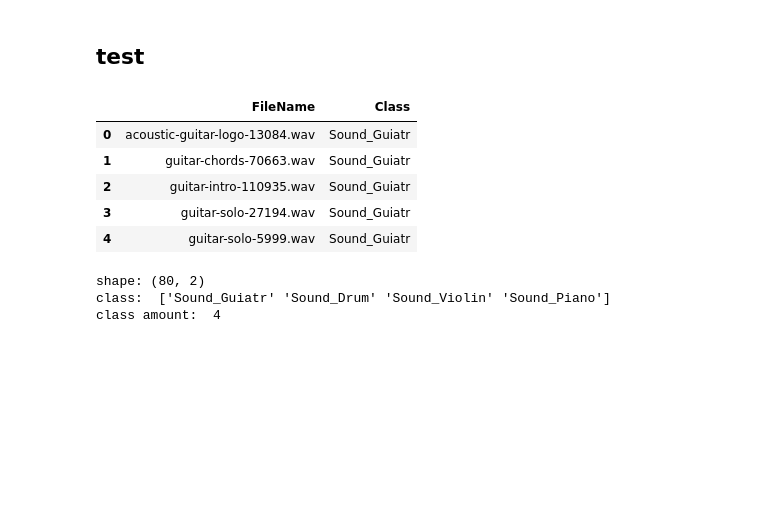
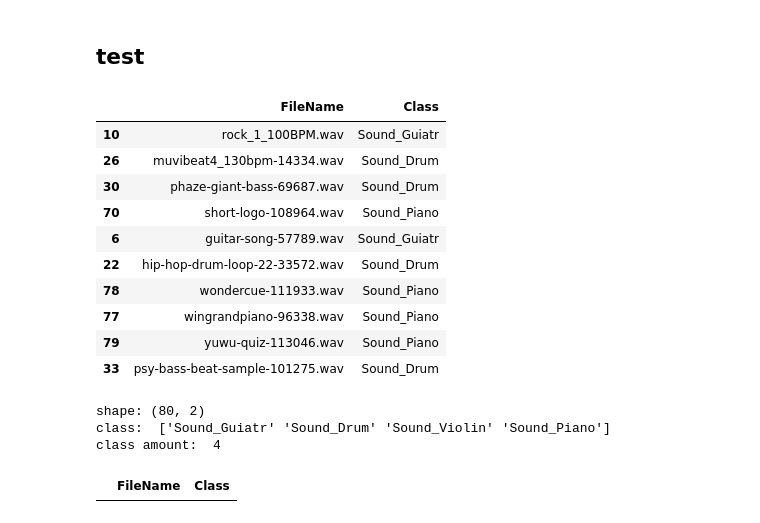
Before and after one commit to jimmoi/DSP_project, a Jupyter notebook: model/jupyter/data_exploration.ipynb, the cells around one changed output. Drawn from its saved outputs; the diff is of its cells as text; code cells hidden in the pictures; blank space fills up the shorter version.

```diff
--- a/model/jupyter/data_exploration.ipynb
+++ b/model/jupyter/data_exploration.ipynb
@@ -80,18 +282,27 @@ class amount:  4
 ## test
 # %%
 path = r"H:\DSP_project\ignoredir\dataset\archive2\Metadata_Test.csv"
-df = pd.read_csv(train_path)
-display(df.head())
+df = pd.read_csv(path)
+display(df.sample(10))
 print("shape:", df.shape)
 print("class: ",df["Class"].unique())
 print("class amount: ", len(df["Class"].unique()))
 # %% [output]
 |  | FileName | Class |
-| 0 | acoustic-guitar-logo-13084.wav | Sound_Guiatr |
-| 1 | guitar-chords-70663.wav | Sound_Guiatr |
-| 2 | guitar-intro-110935.wav | Sound_Guiatr |
-| 3 | guitar-solo-27194.wav | Sound_Guiatr |
-| 4 | guitar-solo-5999.wav | Sound_Guiatr |
+| 10 | rock_1_100BPM.wav | Sound_Guiatr |
+| 26 | muvibeat4_130bpm-14334.wav | Sound_Drum |
+| 30 | phaze-giant-bass-69687.wav | Sound_Drum |
+| 70 | short-logo-108964.wav | Sound_Piano |
+| 6 | guitar-song-57789.wav | Sound_Guiatr |
+| 22 | hip-hop-drum-loop-22-33572.wav | Sound_Drum |
+| 78 | wondercue-111933.wav | Sound_Piano |
+| 77 | wingrandpiano-96338.wav | Sound_Piano |
+| 79 | yuwu-quiz-113046.wav | Sound_Piano |
+| 33 | psy-bass-beat-sample-101275.wav | Sound_Drum |
 shape: (80, 2)
 class:  ['Sound_Guiatr' 'Sound_Drum' 'Sound_Violin' 'Sound_Piano']
 class amount:  4
+# %%
+df[df["FileName"].duplicated(keep=False)].sort_values("FileName").head(10)
+# %% [output]
+|  | FileName | Class |
```
Also changed, not shown: parts of 25 cells of this notebook.
